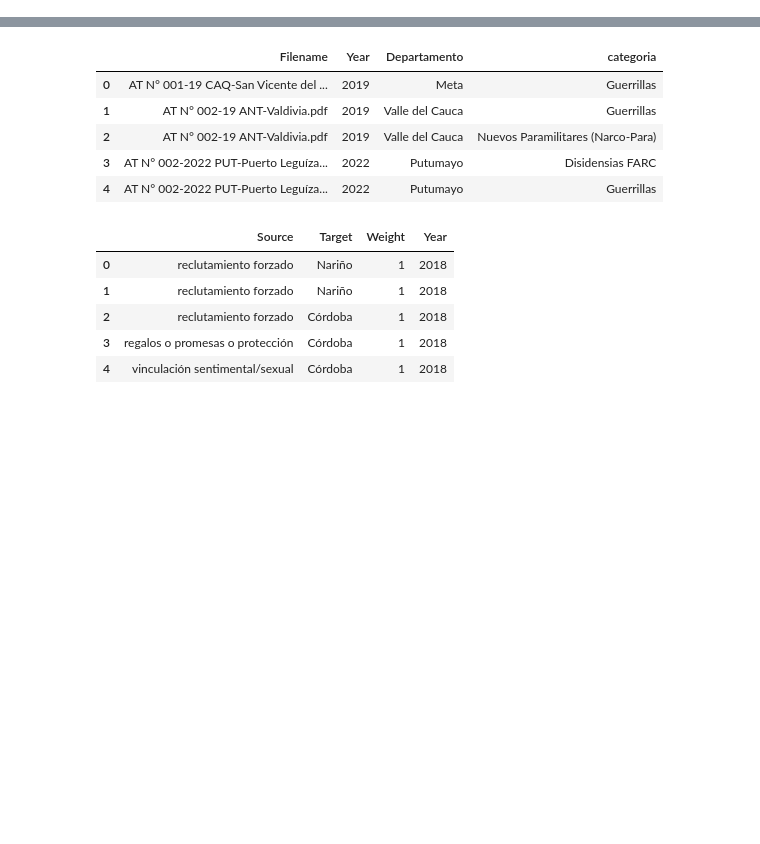
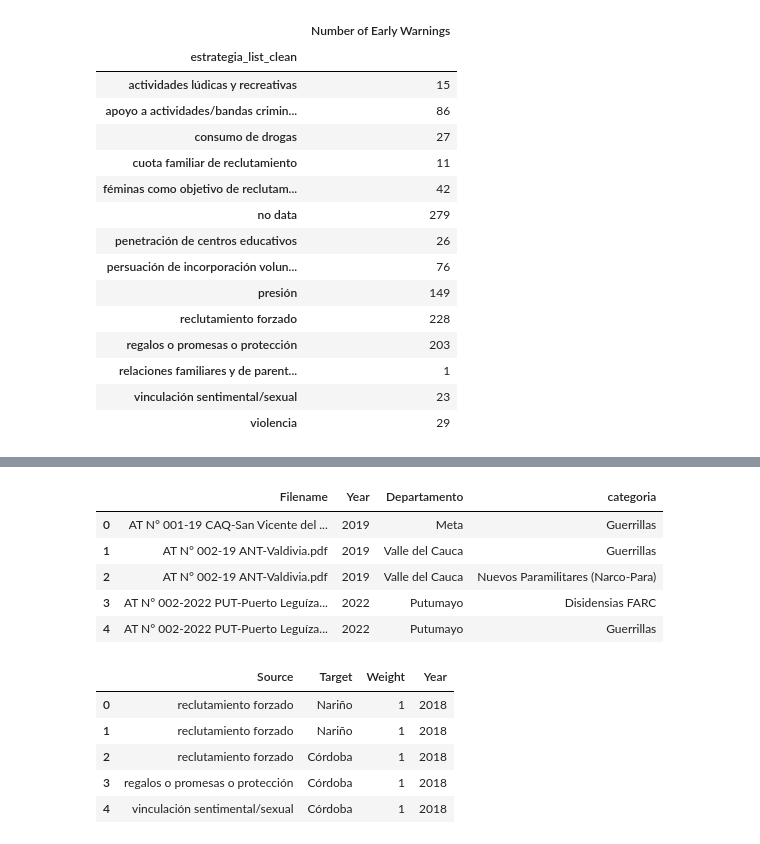
Before and after one commit to ylizama/alertas_colombia, a Jupyter notebook: 21_Network.ipynb, the cells around one changed output, grey strips where cells are left out. Cells and saved outputs as stored; diff of their text form; code cells hidden in the pictures; blank space fills up the shorter version.

```diff
--- a/21_Network.ipynb
+++ b/21_Network.ipynb
@@ -222,3 +224,22 @@ gdf.plot(kind='barh')
+# %%
+gdf
+# %% [output]
+|  | Number of Early Warnings |
+| estrategia_list_clean |  |
+| actividades lúdicas y recreativas | 15 |
+| apoyo a actividades/bandas crimin... | 86 |
+| consumo de drogas | 27 |
+| cuota familiar de reclutamiento | 11 |
+| féminas como objetivo de reclutam... | 42 |
+| no data | 279 |
+| penetración de centros educativos | 26 |
+| persuación de incorporación volun... | 76 |
+| presión | 149 |
+| reclutamiento forzado | 228 |
+| regalos o promesas o protección | 203 |
+| relaciones familiares y de parent... | 1 |
+| vinculación sentimental/sexual | 23 |
+| violencia | 29 |
 # %%
 ndf = ndf.explode('estrategia_list_clean')
 ndf.head(1)
```
Also changed, not shown: parts of 7 cells of this notebook.
